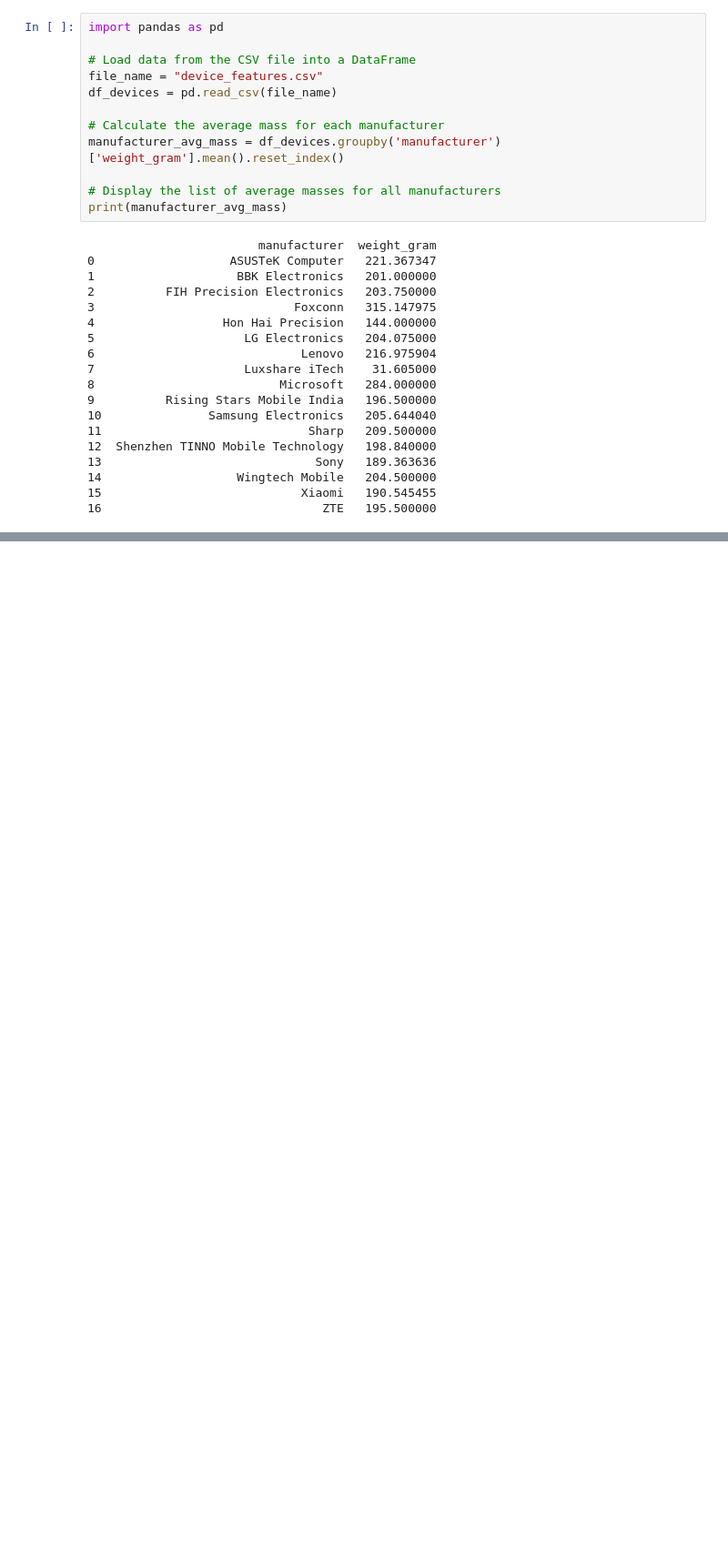
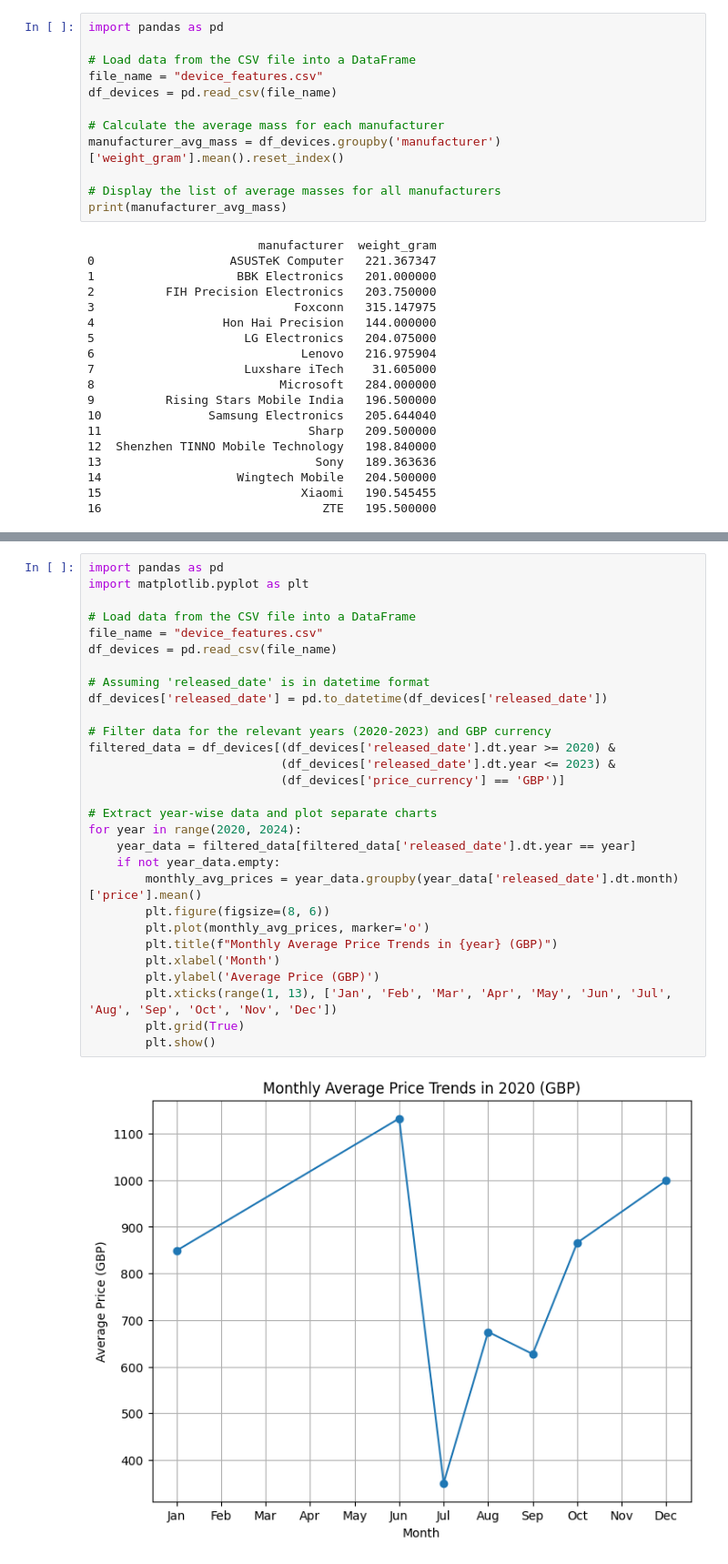
Before and after one commit to OlabisiOmobulejo/COM728, a Jupyter notebook: COM728_AE1_omobulejo_olabisi/Untitled1.ipynb, the cells around one changed output, grey strips where cells are left out. Shown at 91% size. Drawn from its saved outputs; the diff is of its cells as text; blank space fills up the shorter version.

```diff
--- a/COM728_AE1_omobulejo_olabisi/Untitled1.ipynb
+++ b/COM728_AE1_omobulejo_olabisi/Untitled1.ipynb
@@ -330,0 +410,31 @@ ModuleNotFoundError: No module named 'matplotlib'
+# %%
+import pandas as pd
+import matplotlib.pyplot as plt
+
+# Load data from the CSV file into a DataFrame
+file_name = "device_features.csv"
+df_devices = pd.read_csv(file_name)
+
+# Assuming 'released_date' is in datetime format
+df_devices['released_date'] = pd.to_datetime(df_devices['released_date'])
+
+# Filter data for the relevant years (2020-2023) and GBP currency
+filtered_data = df_devices[(df_devices['released_date'].dt.year >= 2020) &
+                           (df_devices['released_date'].dt.year <= 2023) &
+                           (df_devices['price_currency'] == 'GBP')]
+
+# Extract year-wise data and plot separate charts
+for year in range(2020, 2024):
+    year_data = filtered_data[filtered_data['released_date'].dt.year == year]
+    if not year_data.empty:
+        monthly_avg_prices = year_data.groupby(year_data['released_date'].dt.month)['price'].mean()
+        plt.figure(figsize=(8, 6))
+        plt.plot(monthly_avg_prices, marker='o')
+        plt.title(f"Monthly Average Price Trends in {year} (GBP)")
+        plt.xlabel('Month')
+        plt.ylabel('Average Price (GBP)')
+        plt.xticks(range(1, 13), ['Jan', 'Feb', 'Mar', 'Apr', 'May', 'Jun', 'Jul', 'Aug', 'Sep', 'Oct', 'Nov', 'Dec'])
+        plt.grid(True)
+        plt.show()
+# %% [output]
+[figure, added]
```
Also changed, not shown: parts of 14 cells of this notebook.
